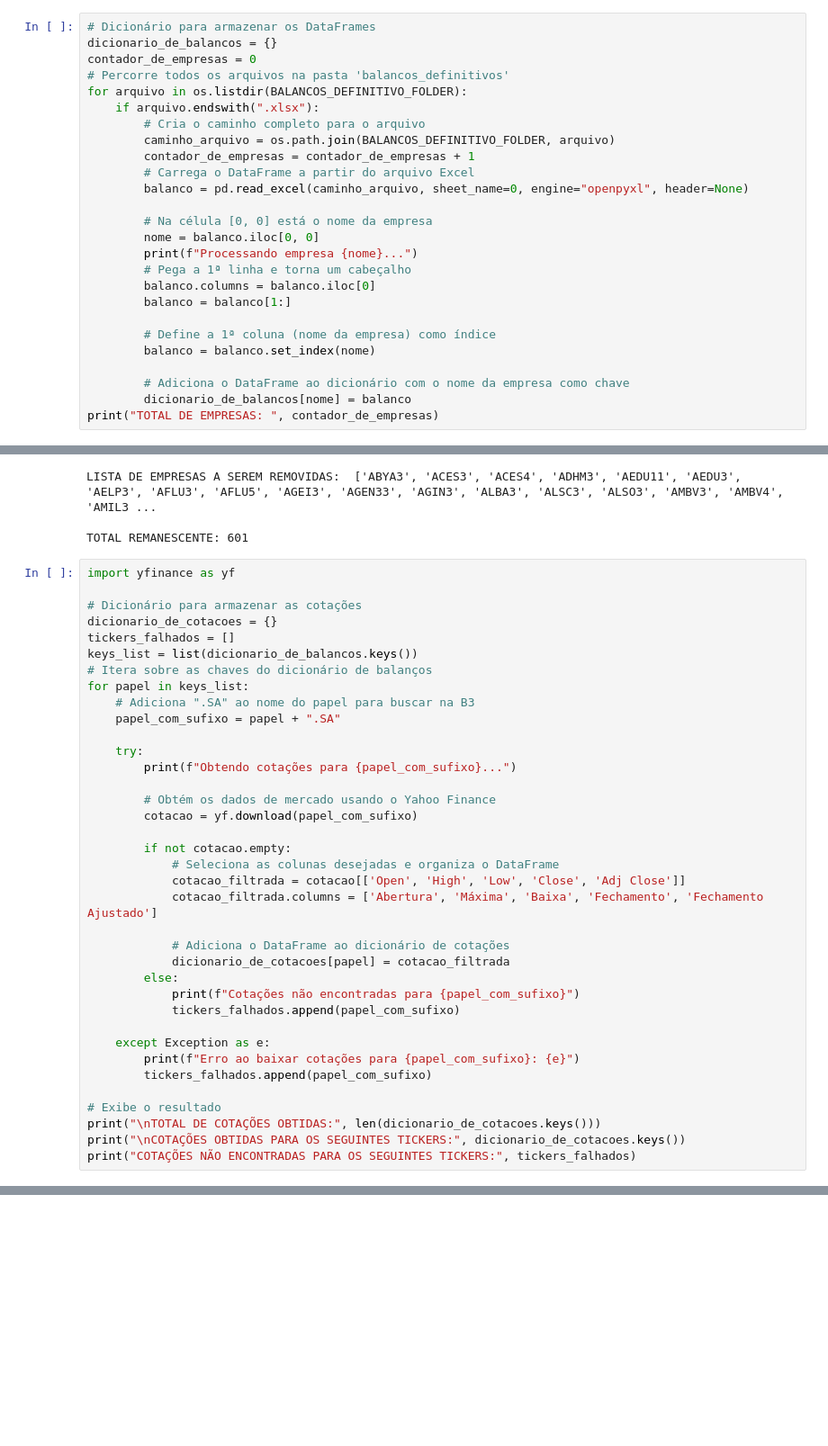
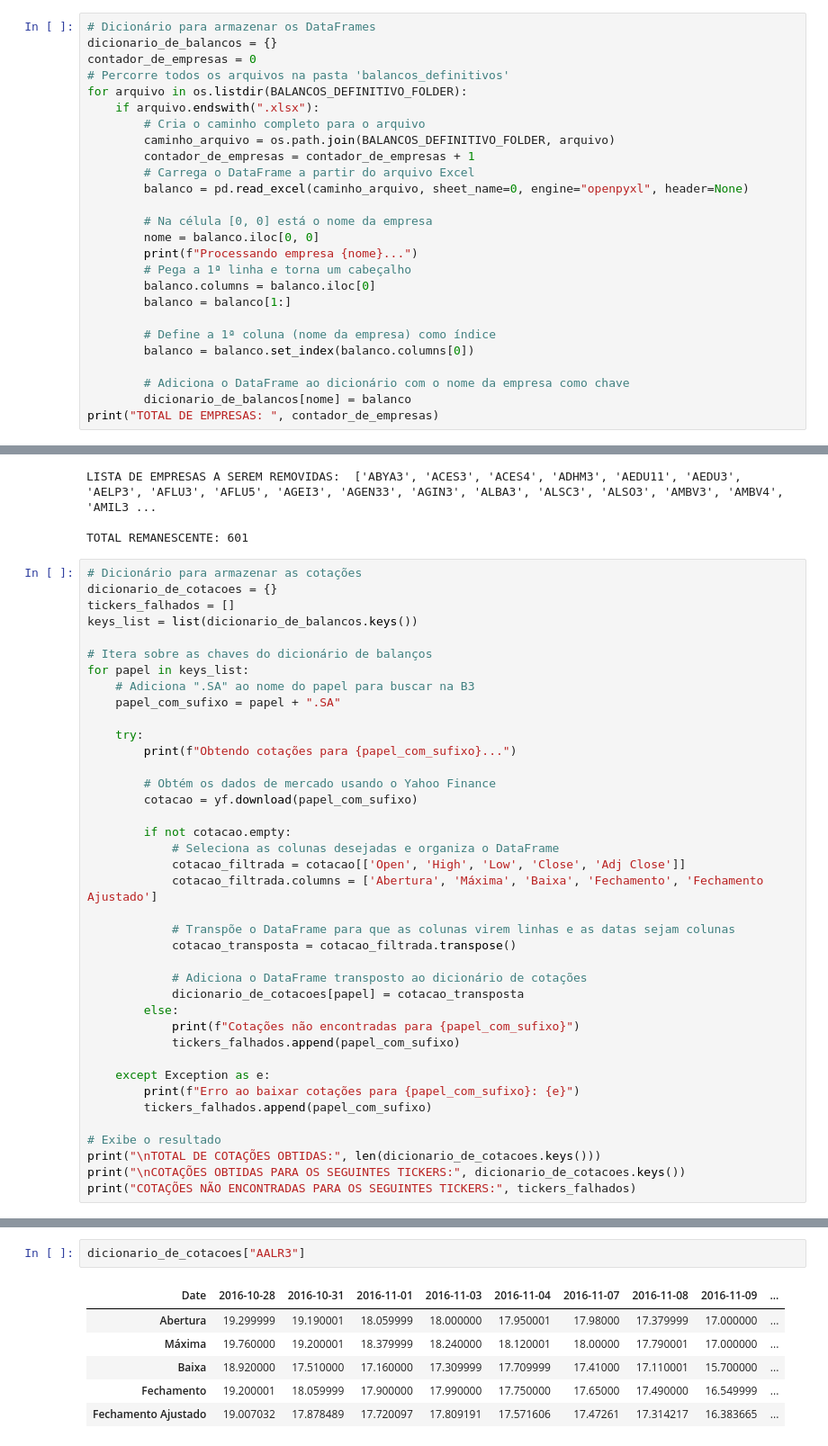
Before and after one commit to Cabral-JV/TCC, a Jupyter notebook: Data_frame/Data.ipynb, the cells around one changed output, grey strips where cells are left out. Shown at 90% size. Saved outputs shown, nothing was run; the diff lists cells and outputs as text; blank space fills up the shorter version.

```diff
--- a/Data_frame/Data.ipynb
+++ b/Data_frame/Data.ipynb
@@ -531,7 +444,7 @@ for arquivo in os.listdir(BALANCOS_DEFINITIVO_FOLDER):
         balanco = balanco[1:]
 
         # Define a 1ª coluna (nome da empresa) como índice
-        balanco = balanco.set_index(nome)
+        balanco = balanco.set_index(balanco.columns[0])
 
         # Adiciona o DataFrame ao dicionário com o nome da empresa como chave
         dicionario_de_balancos[nome] = balanco
@@ -633,12 +546,11 @@ LISTA DE EMPRESAS A SEREM REMOVIDAS:  ['ABYA3', 'ACES3', 'ACES4', 'ADHM3', 'AEDU
 
 TOTAL REMANESCENTE: 601
 # %%
-import yfinance as yf
-
 # Dicionário para armazenar as cotações
 dicionario_de_cotacoes = {}
 tickers_falhados = []
 keys_list = list(dicionario_de_balancos.keys())
+
 # Itera sobre as chaves do dicionário de balanços
 for papel in keys_list:
     # Adiciona ".SA" ao nome do papel para buscar na B3
@@ -655,8 +567,11 @@ for papel in keys_list:
             cotacao_filtrada = cotacao[['Open', 'High', 'Low', 'Close', 'Adj Close']]
             cotacao_filtrada.columns = ['Abertura', 'Máxima', 'Baixa', 'Fechamento', 'Fechamento Ajustado']
 
-            # Adiciona o DataFrame ao dicionário de cotações
-            dicionario_de_cotacoes[papel] = cotacao_filtrada
+            # Transpõe o DataFrame para que as colunas virem linhas e as datas sejam colunas
+            cotacao_transposta = cotacao_filtrada.transpose()
+
+            # Adiciona o DataFrame transposto ao dicionário de cotações
+            dicionario_de_cotacoes[papel] = cotacao_transposta
         else:
             print(f"Cotações não encontradas para {papel_com_sufixo}")
             tickers_falhados.append(papel_com_sufixo)
@@ -691 +600,10 @@ Obtendo cotações para AESB3.SA...
 ... (188 outputs left out)
+# %%
+dicionario_de_cotacoes["AALR3"]
+# %% [output]
+| Date | 2016-10-28 | 2016-10-31 | 2016-11-01 | 2016-11-03 | 2016-11-04 | 2016-11-07 | 2016-11-08 | 2016-11-09 | ... |
+| Abertura | 19.299999 | 19.190001 | 18.059999 | 18.000000 | 17.950001 | 17.98000 | 17.379999 | 17.000000 | ... |
+| Máxima | 19.760000 | 19.200001 | 18.379999 | 18.240000 | 18.120001 | 18.00000 | 17.790001 | 17.000000 | ... |
+| Baixa | 18.920000 | 17.510000 | 17.160000 | 17.309999 | 17.709999 | 17.41000 | 17.110001 | 15.700000 | ... |
+| Fechamento | 19.200001 | 18.059999 | 17.900000 | 17.990000 | 17.750000 | 17.65000 | 17.490000 | 16.549999 | ... |
+| Fechamento Ajustado | 19.007032 | 17.878489 | 17.720097 | 17.809191 | 17.571606 | 17.47261 | 17.314217 | 16.383665 | ... |
```
Also changed, not shown: parts of 13 cells of this notebook, 17 other files.
